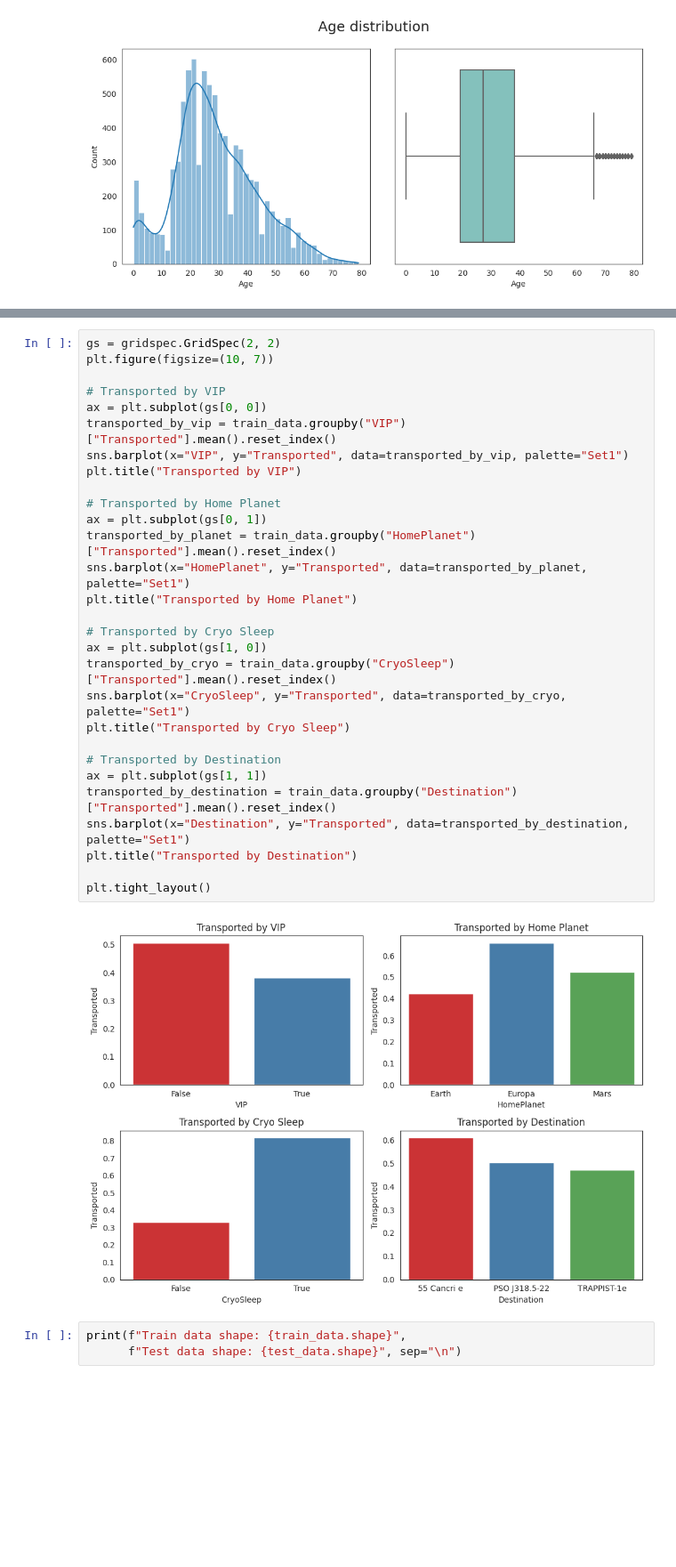
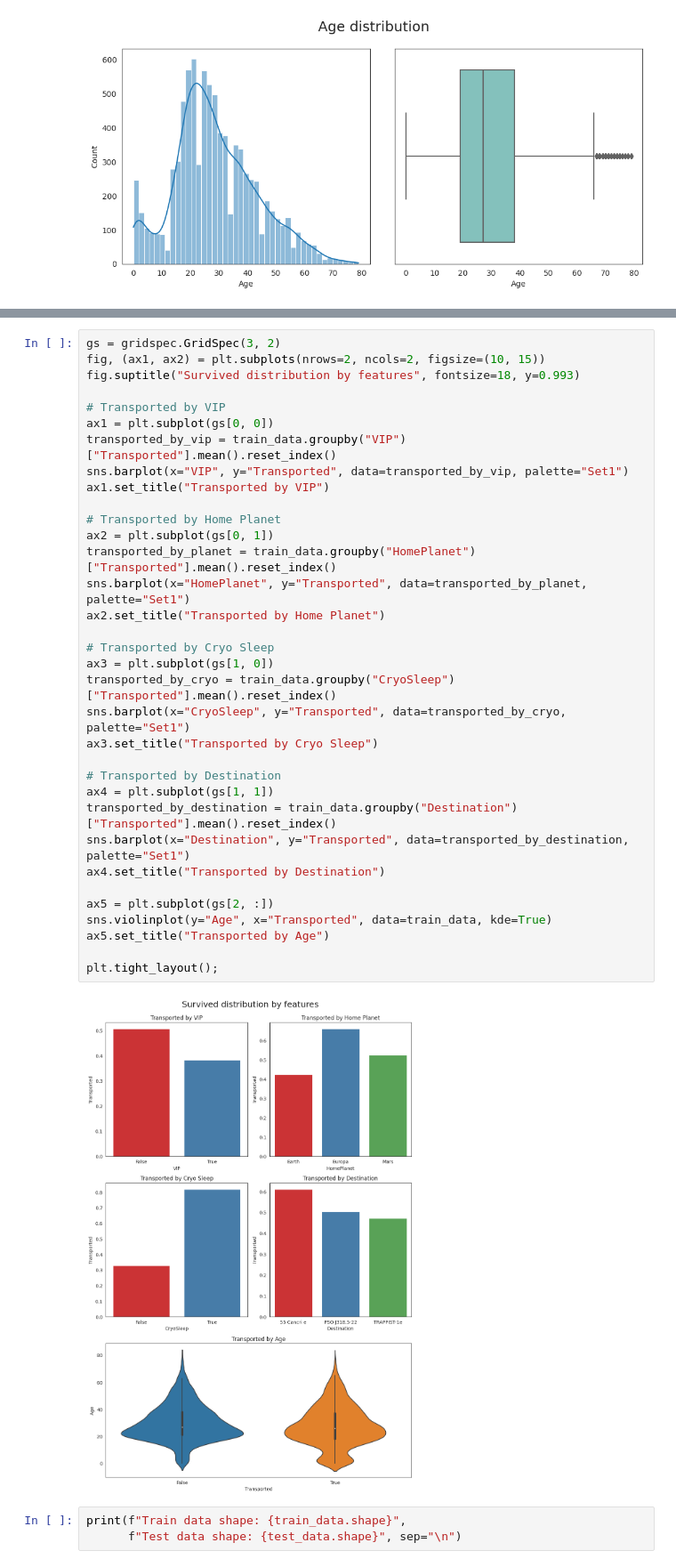
Before and after one commit to 0s12a11b/kaggle_spaceship-titanic, a Jupyter notebook: main.ipynb, the cells around one changed output, grey strips where cells are left out. Shown: that part at 89% size. Cells and saved outputs as stored; diff of their text form; blank space fills up the shorter version.

```diff
--- a/main.ipynb
+++ b/main.ipynb
@@ -78,34 +87,39 @@ sns.boxplot(x="Age", data=train_data, palette="GnBu");
 # %%
-gs = gridspec.GridSpec(2, 2)
-plt.figure(figsize=(10, 7))
+gs = gridspec.GridSpec(3, 2)
+fig, (ax1, ax2) = plt.subplots(nrows=2, ncols=2, figsize=(10, 15))
+fig.suptitle("Survived distribution by features", fontsize=18, y=0.993)
 
 # Transported by VIP
-ax = plt.subplot(gs[0, 0])
+ax1 = plt.subplot(gs[0, 0])
 transported_by_vip = train_data.groupby("VIP")["Transported"].mean().reset_index()
 sns.barplot(x="VIP", y="Transported", data=transported_by_vip, palette="Set1")
-plt.title("Transported by VIP")
+ax1.set_title("Transported by VIP")
 
 # Transported by Home Planet
-ax = plt.subplot(gs[0, 1])
+ax2 = plt.subplot(gs[0, 1])
 transported_by_planet = train_data.groupby("HomePlanet")["Transported"].mean().reset_index()
 sns.barplot(x="HomePlanet", y="Transported", data=transported_by_planet, palette="Set1")
-plt.title("Transported by Home Planet")
+ax2.set_title("Transported by Home Planet")
 
 # Transported by Cryo Sleep
-ax = plt.subplot(gs[1, 0])
+ax3 = plt.subplot(gs[1, 0])
 transported_by_cryo = train_data.groupby("CryoSleep")["Transported"].mean().reset_index()
 sns.barplot(x="CryoSleep", y="Transported", data=transported_by_cryo, palette="Set1")
-plt.title("Transported by Cryo Sleep")
+ax3.set_title("Transported by Cryo Sleep")
 
 # Transported by Destination
-ax = plt.subplot(gs[1, 1])
+ax4 = plt.subplot(gs[1, 1])
 transported_by_destination = train_data.groupby("Destination")["Transported"].mean().reset_index()
 sns.barplot(x="Destination", y="Transported", data=transported_by_destination, palette="Set1")
-plt.title("Transported by Destination")
+ax4.set_title("Transported by Destination")
 
-plt.tight_layout()
+ax5 = plt.subplot(gs[2, :])
+sns.violinplot(y="Age", x="Transported", data=train_data, kde=True)
+ax5.set_title("Transported by Age")
+
+plt.tight_layout();
 # %% [output]
-[figure, old version]
+[figure, new version]
 # %%
 print(f"Train data shape: {train_data.shape}",
       f"Test data shape: {test_data.shape}", sep="\n")
```
Also changed, not shown: parts of 7 cells of this notebook.
